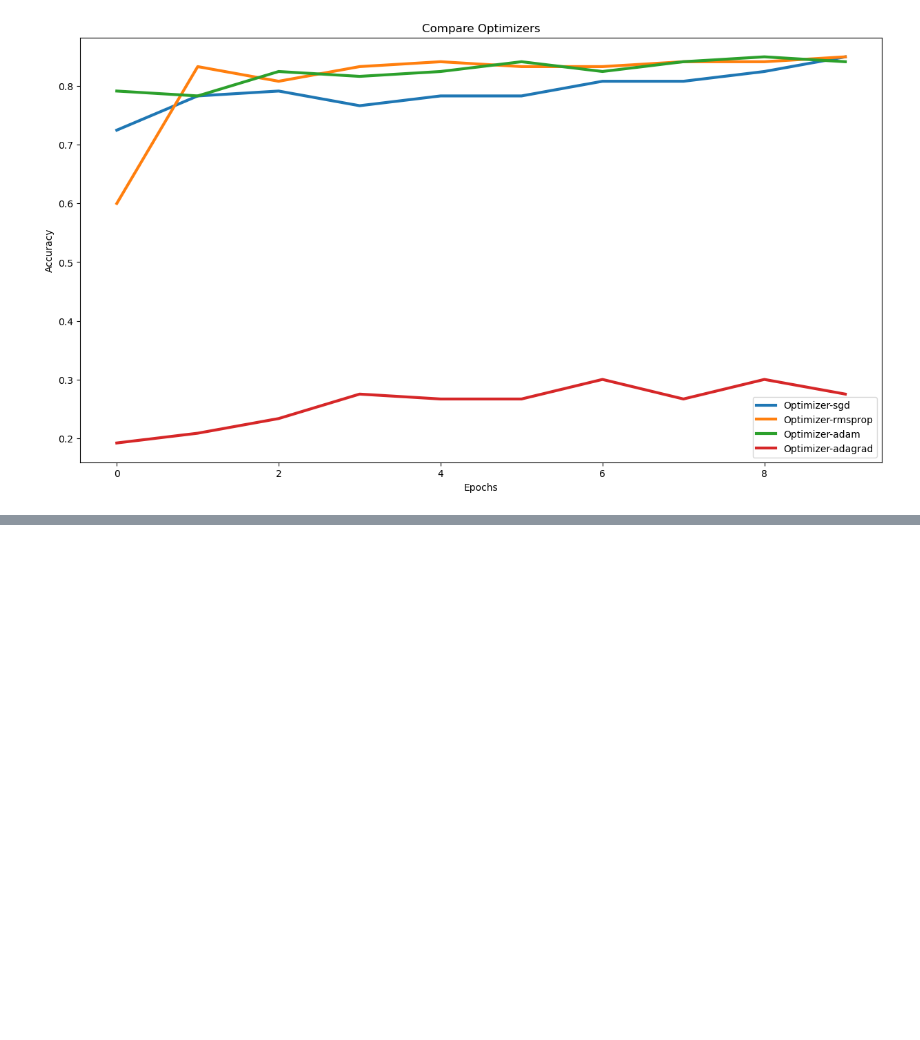
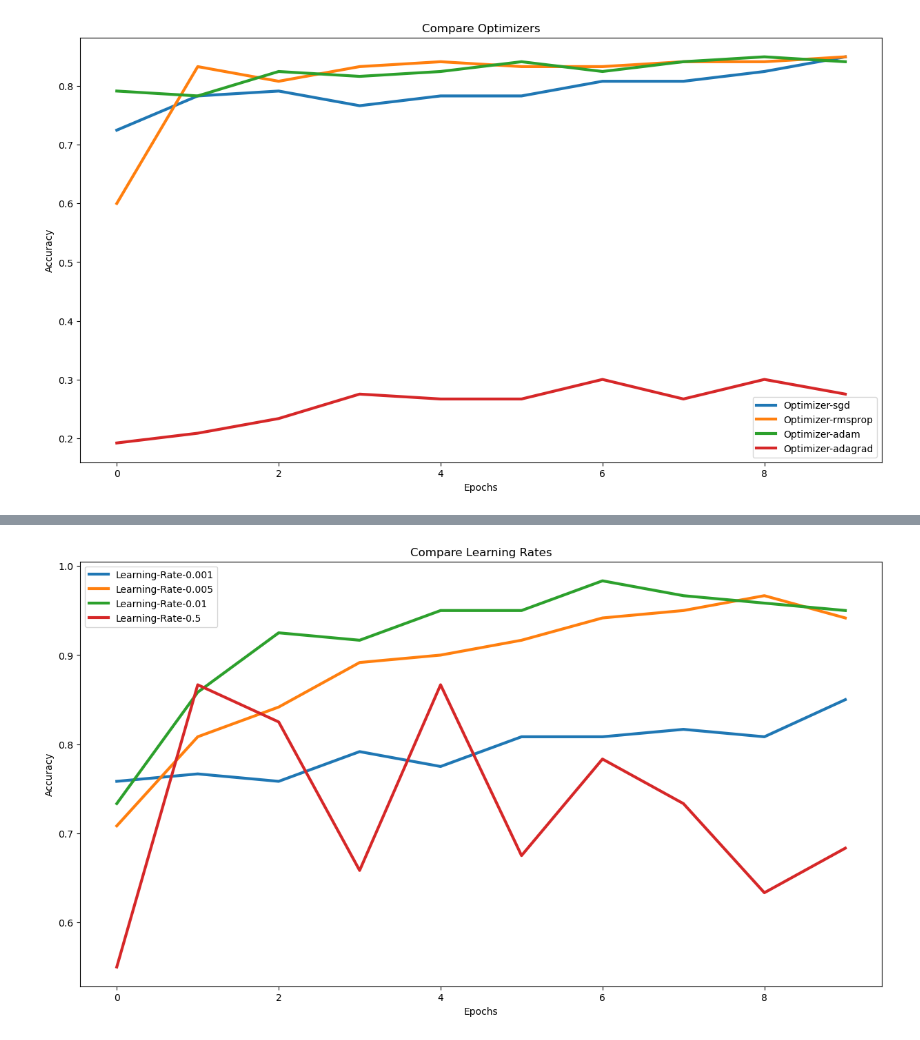
Before and after one commit to alexmacharia/model_tuning, a Jupyter notebook: 03_Tuning_Back_Prop.ipynb, the cells around one changed output, grey strips where cells are left out. Saved outputs shown, nothing was run; the diff lists cells and outputs as text; code cells hidden in the pictures; blank space fills up the shorter version.

Commit message:
Update 03_Tuning_Back_Prop.ipynb
Learning rates

```diff
--- a/03_Tuning_Back_Prop.ipynb
+++ b/03_Tuning_Back_Prop.ipynb
@@ -80,0 +83,15 @@ plot_graph(accuracy_measures, "Compare Optimizers")
+# %%
+accuracy_measures = {}
+
+learning_rate_list = [0.001, 0.005, 0.01, 0.5]
+
+for learning_rate in learning_rate_list:
+
+    model_config = base_model_config()
+    X, y = get_data()
+
+    model_config["LEARNING_RATE"] = learning_rate
+    model_name = "Learning-Rate-" + str(learning_rate)
+    history = create_and_run_model(model_config, X, y, model_name)
+
+    accuracy_measures[model_name] = history.history["accuracy"]
@@ -80,0 +116,4 @@ plot_graph(accuracy_measures, "Compare Optimizers")
+# %%
+plot_graph(accuracy_measures, "Compare Learning Rates")
+# %% [output]
+[figure, added]
```
Also changed, not shown: parts of 2 cells of this notebook.
